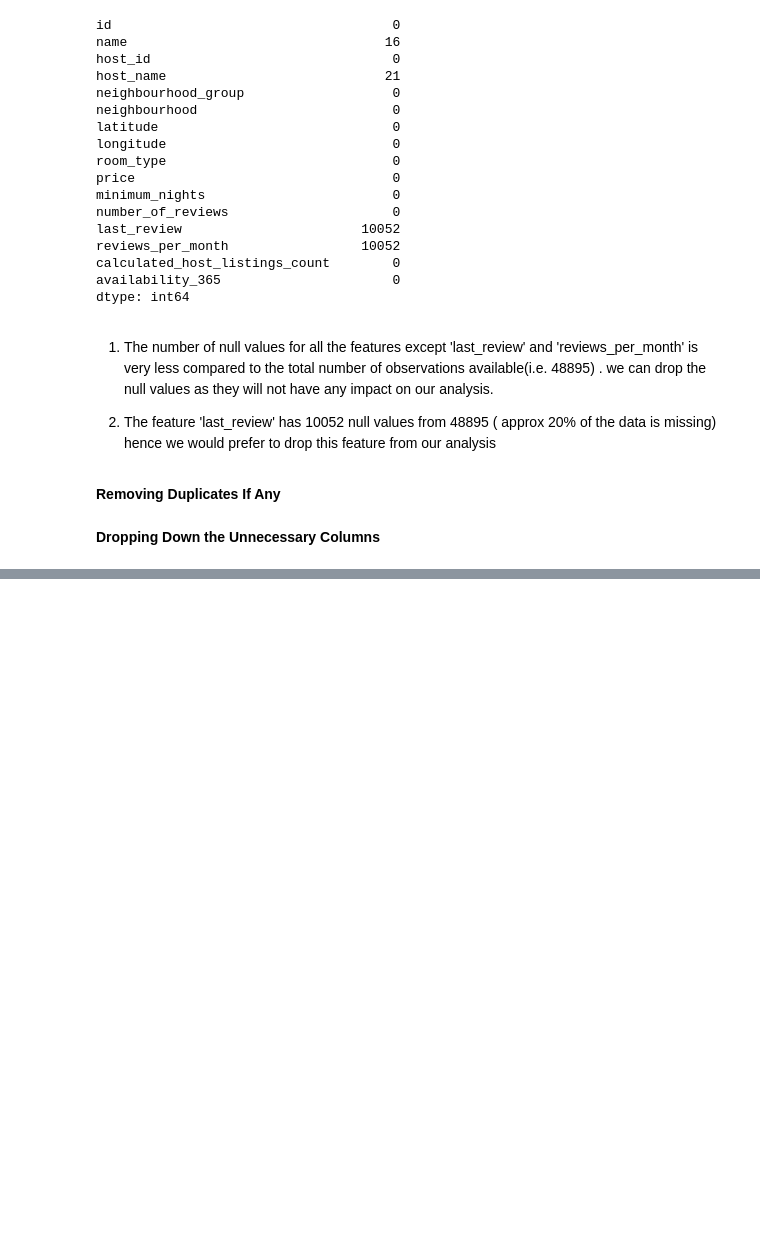
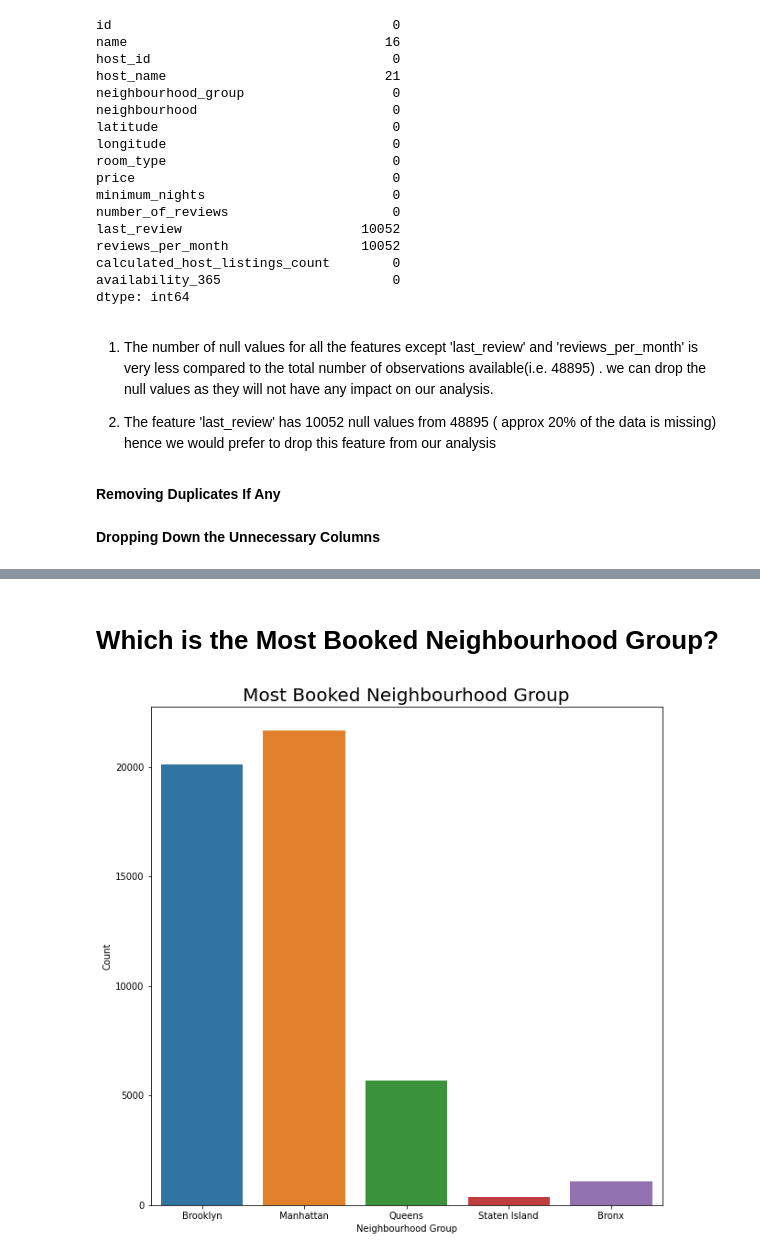
Before and after one commit to AkshayAI007/AirBnB-Bookings-Analysis-, a Jupyter notebook: EDA_on_AirBnB_Booking_Analysis.ipynb, the cells around one changed output, grey strips where cells are left out. Drawn from its saved outputs; the diff is of its cells as text; code cells hidden in the pictures; blank space fills up the shorter version.

```diff
--- a/EDA_on_AirBnB_Booking_Analysis.ipynb
+++ b/EDA_on_AirBnB_Booking_Analysis.ipynb
@@ -130,0 +174,11 @@ df.drop(['id','name','last_review',],axis=1, inplace=True)
+# %% [markdown]
+# **Which is the Most Booked Neighbourhood Group?**
+# %%
+plt.figure(figsize=(10,10))
+sns.countplot(df['neighbourhood_group'])
+plt.title('Most Booked Neighbourhood Group',fontsize=20)
+plt.xlabel('Neighbourhood Group')
+plt.ylabel('Count')
+plt.show()
+# %% [output]
+[figure, added]
```
Also changed, not shown: parts of 57 cells of this notebook.
